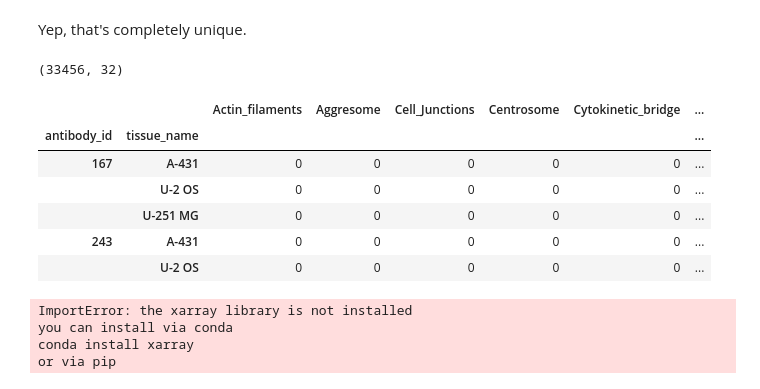
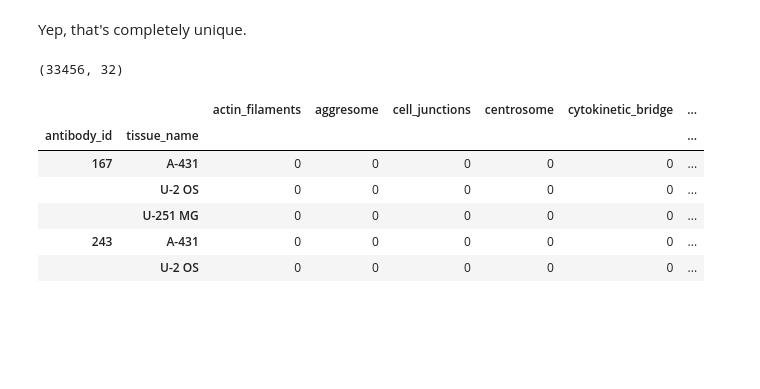
Before and after one commit to czbiohub/sequence-localization, a Jupyter notebook: 004_format_classification_vector.ipynb, the cells around one changed output. Saved outputs shown, nothing was run; the diff lists cells and outputs as text; code cells hidden in the pictures; blank space fills up the shorter version.

```diff
--- a/004_format_classification_vector.ipynb
+++ b/004_format_classification_vector.ipynb
@@ -141,22 +141,16 @@ Yep, that's completely unique.
 # %%
 columns_to_drop = ['ensg_id', 'gene_name', 'uniprot_id', 'prest_id', 'aa_sequencing_sequence']
 localization_v3 = localization_v2.drop(columns=columns_to_drop, axis=1)
 localization_v3 = localization_v3.set_index(['antibody_id', 'tissue_name'])
+localization_v3.columns = localization_v3.columns.map(lambda x: x.lower())
 print(localization_v3.shape)
 localization_v3.head()
 # %% [output]
 (33456, 32)
-|  |  | Actin_filaments | Aggresome | Cell_Junctions | Centrosome | Cytokinetic_bridge | ... |
+|  |  | actin_filaments | aggresome | cell_junctions | centrosome | cytokinetic_bridge | ... |
 | antibody_id | tissue_name |  |  |  |  |  | ... |
 | 167 | A-431 | 0 | 0 | 0 | 0 | 0 | ... |
 |  | U-2 OS | 0 | 0 | 0 | 0 | 0 | ... |
 |  | U-251 MG | 0 | 0 | 0 | 0 | 0 | ... |
 | 243 | A-431 | 0 | 0 | 0 | 0 | 0 | ... |
 |  | U-2 OS | 0 | 0 | 0 | 0 | 0 | ... |
-# %%
-localization_v3.to_xarray()
-# %% [output]
-ImportError: the xarray library is not installed
-you can install via conda
-conda install xarray
-or via pip
```
Also changed, not shown: parts of 23 cells of this notebook.
